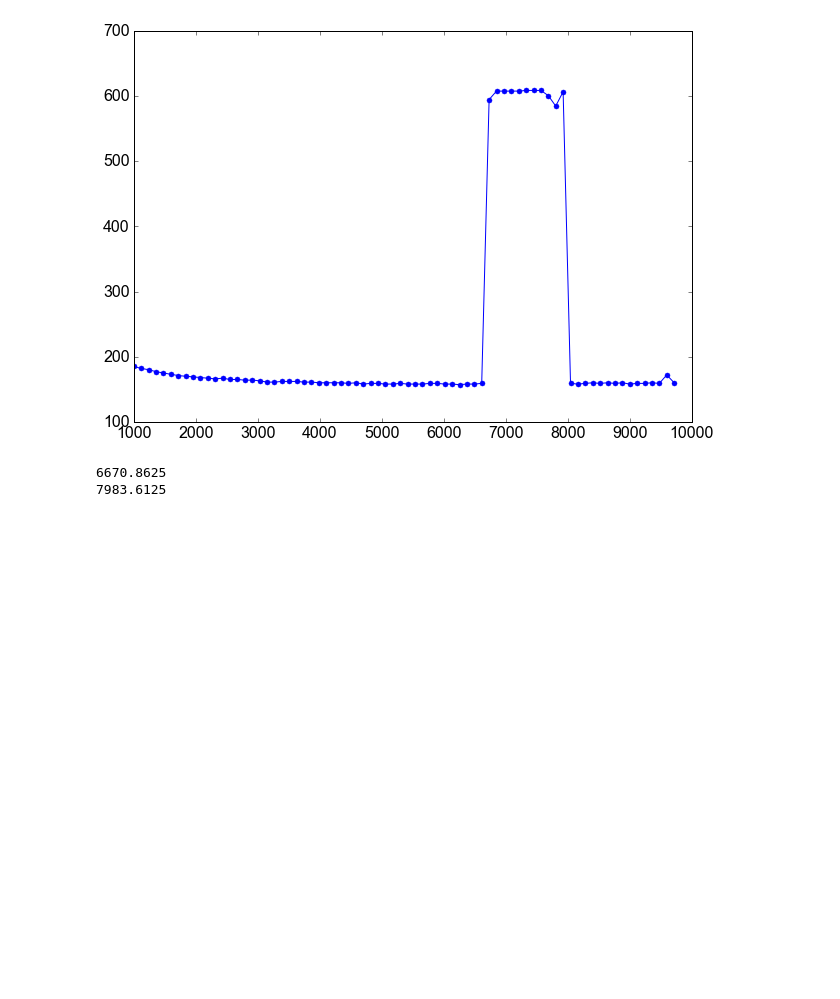
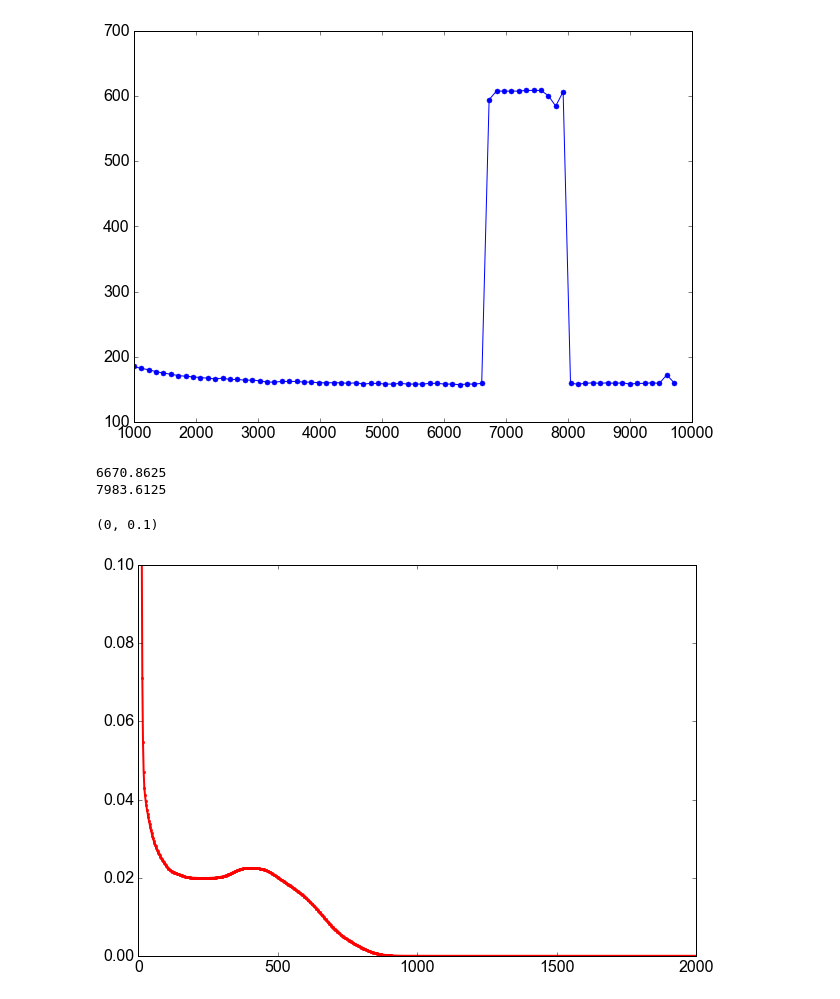
Before and after one commit to XENON1T/PTB, a Jupyter notebook: 07_deconvolution.ipynb, the cells around one changed output. Drawn from its saved outputs; the diff is of its cells as text; code cells hidden in the pictures; blank space fills up the shorter version.

```diff
--- a/07_deconvolution.ipynb
+++ b/07_deconvolution.ipynb
@@ -590,3 +691,11 @@ print(led_region[-1] + 0.5*2.38*50)
 # %% [output]
 6670.8625
 7983.6125
+# %%
+plt.plot(e_scale, get_neutron_spectrum_interpolated_2(e_scale, **vals), color='red', lw=2,
+        label='Sum', marker='.', markersize=5)
+plt.xlim(0,2000)
+plt.ylim(0,0.1)
+# %% [output]
+(0, 0.1)
+[figure, added]
```
Also changed, not shown: parts of 15 cells of this notebook, 1 other file.
